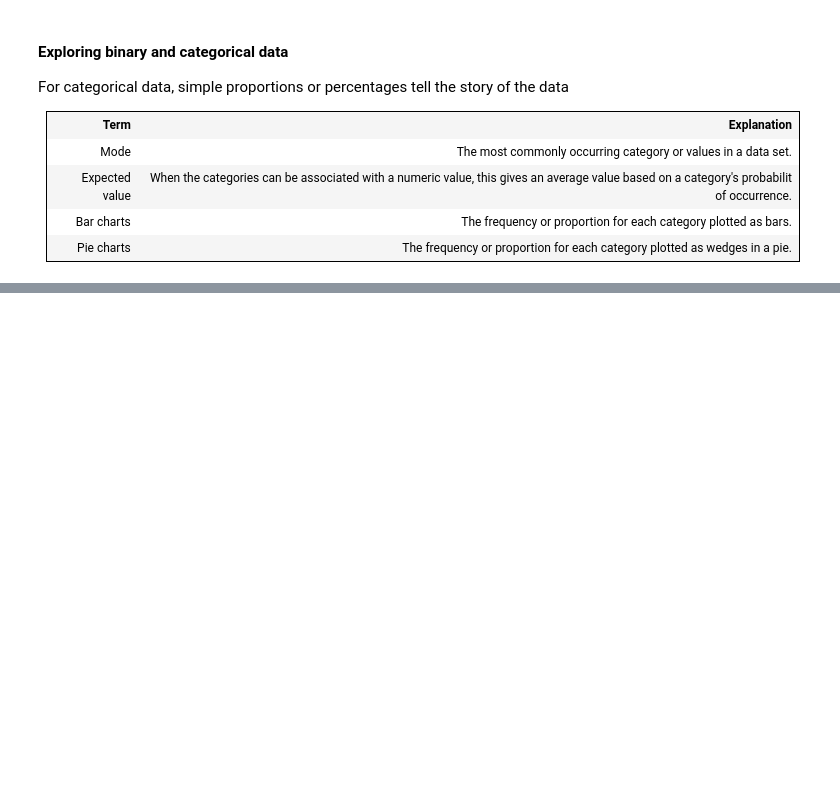
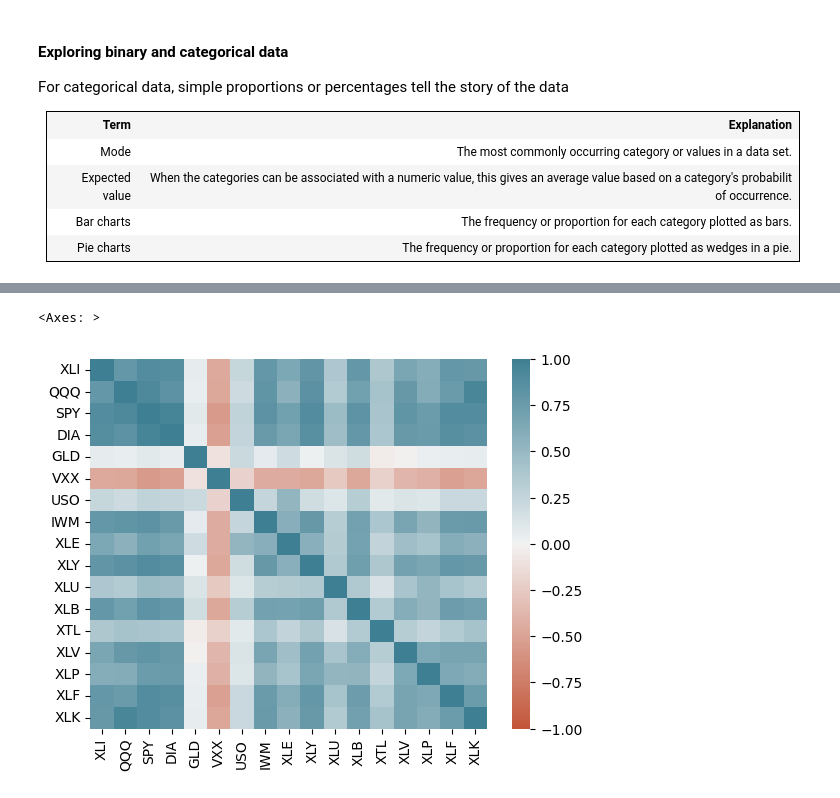
Before and after one commit to Drieger/practical-statistics-for-data-scientists, a Jupyter notebook: 1. Exploratory Data Analysis/eda.ipynb, the cells around one changed output, grey strips where cells are left out. Saved outputs shown, nothing was run; the diff lists cells and outputs as text; code cells hidden in the pictures; blank space fills up the shorter version.

```diff
--- a/1. Exploratory Data Analysis/eda.ipynb
+++ b/1. Exploratory Data Analysis/eda.ipynb
@@ -348,0 +403,3 @@ For categorical data, simple proportions or percentages tell the story of the da
+# %%
+df_symbols = pd.read_csv('https://raw.githubusercontent.com/gedeck/practical-statistics-for-data-scientists/refs/heads/master/data/sp500_sectors.csv')
+df = pd.read_csv('https://raw.githubusercontent.com/gedeck/practical-statistics-for-data-scientists/refs/heads/master/data/sp500_data.csv.gz', index_col=0)
@@ -348,0 +440,8 @@ For categorical data, simple proportions or percentages tell the story of the da
+# %%
+# Visually display the relationship between multiple variable using a heatmap
+etfs = df.loc[df.index > '2012-07-01', df_symbols[df_symbols['sector'] == 'etf']['symbol']]
+
+sns.heatmap(etfs.corr(), vmin=-1, vmax=1, cmap=sns.diverging_palette(20, 220, as_cmap=True))
+# %% [output]
+<Axes: >
+[figure, added]
```
Also changed, not shown: parts of 9 cells of this notebook.
